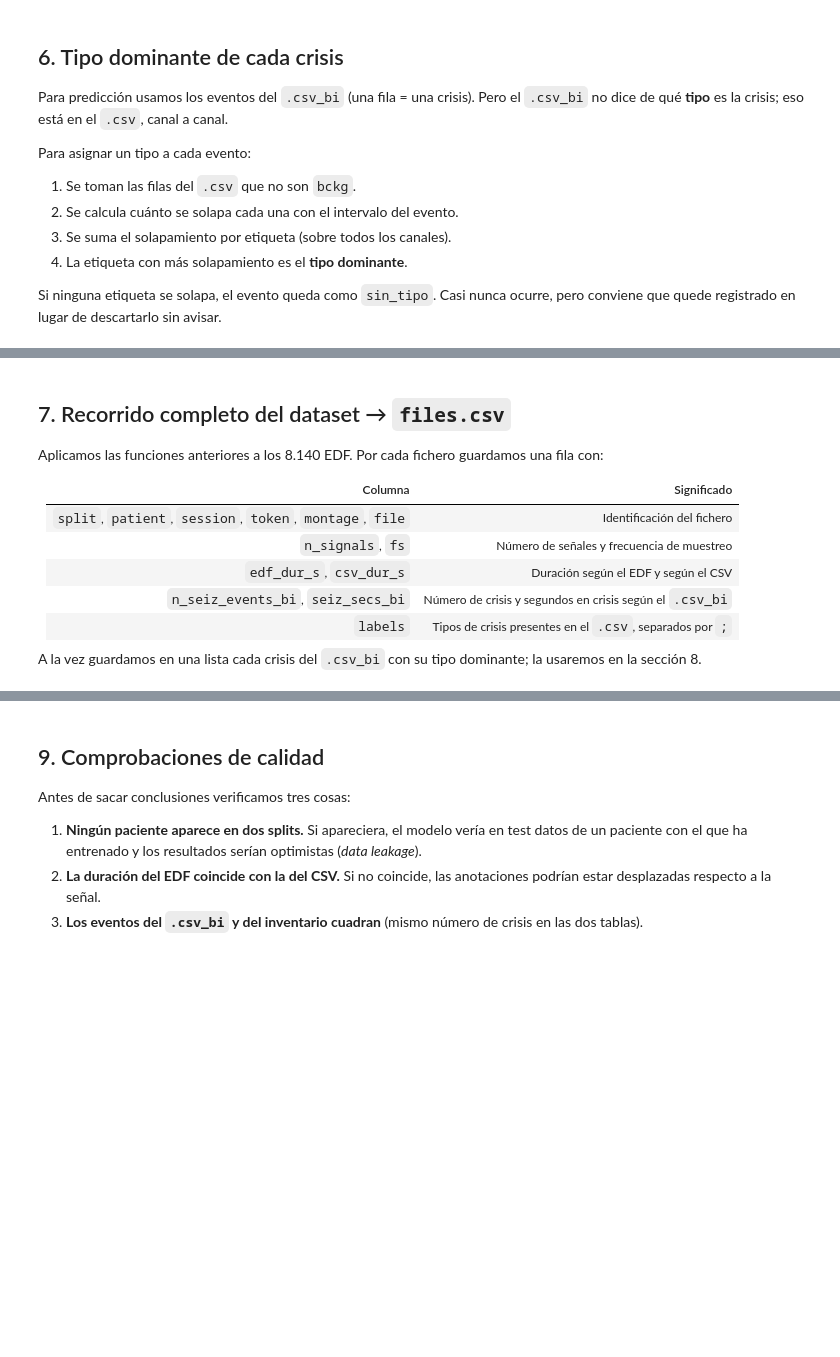
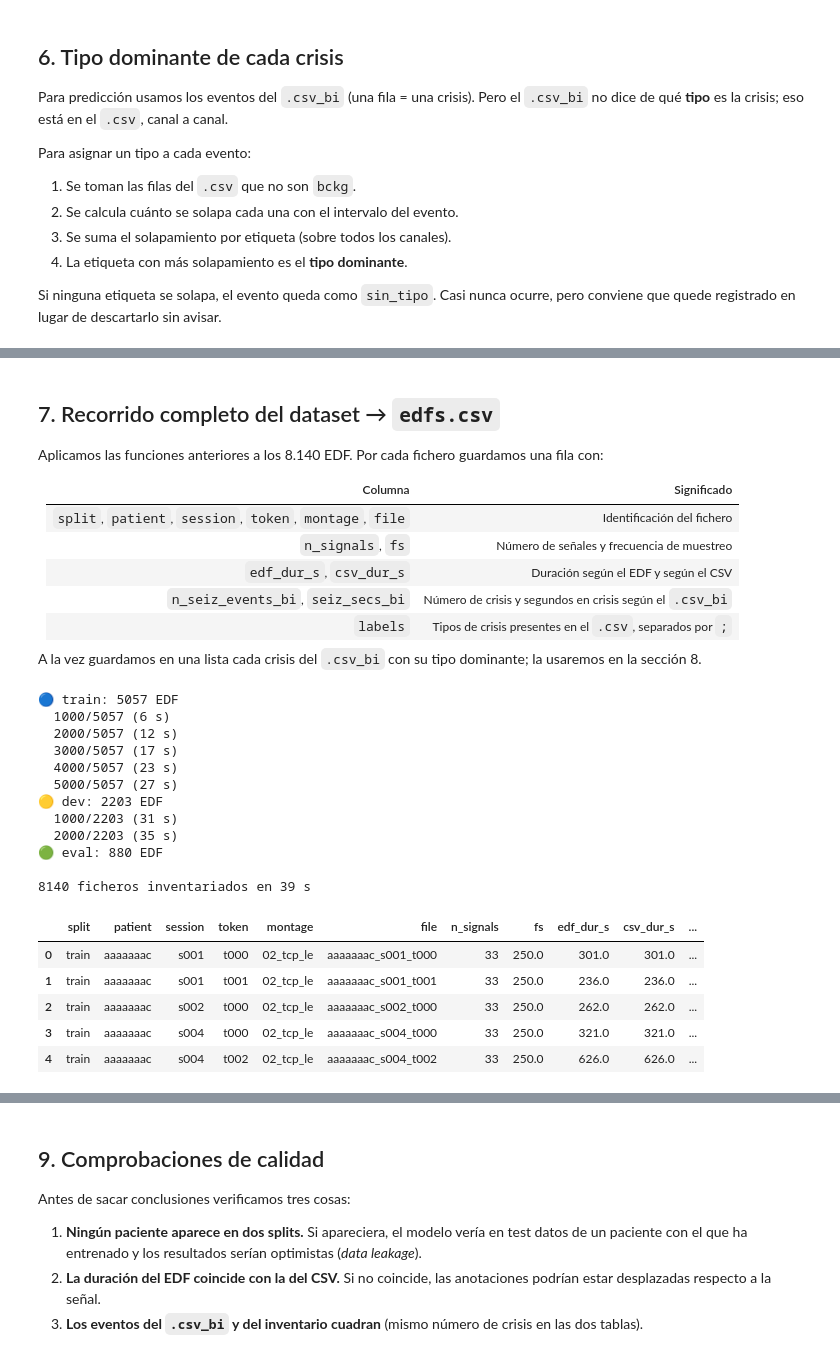
Before and after one commit to danielgomezpascual/TFM-IA, a Jupyter notebook: 03.Codigo/ALMA/01_inventario_tusz.ipynb, the cells around one changed output, grey strips where cells are left out. Saved outputs shown, nothing was run; the diff lists cells and outputs as text; code cells hidden in the pictures; blank space fills up the shorter version.

```diff
--- a/03.Codigo/ALMA/01_inventario_tusz.ipynb
+++ b/03.Codigo/ALMA/01_inventario_tusz.ipynb
@@ -353,5 +389,5 @@ for _, ev in anot_bi[anot_bi.label == 'seiz'].iterrows():
 # %% [markdown]
-## 7. Recorrido completo del dataset → `files.csv`
+## 7. Recorrido completo del dataset → `edfs.csv`
 
 Aplicamos las funciones anteriores a los 8.140 EDF. Por cada fichero guardamos una fila con:
 
@@ -375,32 +411,51 @@ for split in SPLITS:
     for i, edf in enumerate(edfs, 1):
         paciente, sesion, token = edf.stem.split('_')
         n_senales, fs, dur_edf = leer_cabecera_edf(edf)
         dur_csv, anot_multi = leer_anotaciones(edf.with_suffix('.csv'))
         _, anot_bi = leer_anotaciones(edf.with_suffix('.csv_bi'))
         eventos = anot_bi[anot_bi.label == 'seiz']
         tipos = sorted(set(anot_multi.label) - {'bckg'})
 
         filas_ficheros.append({
             'split': split, 'patient': paciente, 'session': sesion, 'token': token,
             'montage': edf.parent.name, 'file': edf.stem,
             'n_signals': n_senales, 'fs': fs,
             'edf_dur_s': dur_edf, 'csv_dur_s': dur_csv,
             'n_seiz_events_bi': len(eventos),
             'seiz_secs_bi': round((eventos.stop_time - eventos.start_time).sum(), 2),
             'labels': ';'.join(tipos) if tipos else None,
         })
         for _, ev in eventos.iterrows():
             filas_crisis.append({
                 'split': split, 'patient': paciente, 'session': sesion, 'token': token,
                 'file': edf.stem, 'label': tipo_dominante(anot_multi, ev.start_time, ev.stop_time),
                 'start': ev.start_time, 'stop': ev.stop_time, 'file_dur': dur_edf,
             })
 
         if i % 1000 == 0:
             print(f'  {i}/{len(edfs)} ({time.time() - inicio_t:.0f} s)')
 
 df_ficheros = pd.DataFrame(filas_ficheros)
-df_ficheros.to_csv(RUTA_RESULTADOS / 'files.csv', index=False)
+df_ficheros.to_csv(RUTA_RESULTADOS / 'edfs.csv', index=False)
 print(f'\n{len(df_ficheros)} ficheros inventariados en {time.time() - inicio_t:.0f} s')
 df_ficheros.head()
+# %% [output]
+🔵 train: 5057 EDF
+  1000/5057 (6 s)
+  2000/5057 (12 s)
+  3000/5057 (17 s)
+  4000/5057 (23 s)
+  5000/5057 (27 s)
+🟡 dev: 2203 EDF
+  1000/2203 (31 s)
+  2000/2203 (35 s)
+🟢 eval: 880 EDF
+
+8140 ficheros inventariados en 39 s
+|  | split | patient | session | token | montage | file | n_signals | fs | edf_dur_s | csv_dur_s | ... |
+| 0 | train | aaaaaaac | s001 | t000 | 02_tcp_le | aaaaaaac_s001_t000 | 33 | 250.0 | 301.0 | 301.0 | ... |
+| 1 | train | aaaaaaac | s001 | t001 | 02_tcp_le | aaaaaaac_s001_t001 | 33 | 250.0 | 236.0 | 236.0 | ... |
+| 2 | train | aaaaaaac | s002 | t000 | 02_tcp_le | aaaaaaac_s002_t000 | 33 | 250.0 | 262.0 | 262.0 | ... |
+| 3 | train | aaaaaaac | s004 | t000 | 02_tcp_le | aaaaaaac_s004_t000 | 33 | 250.0 | 321.0 | 321.0 | ... |
+| 4 | train | aaaaaaac | s004 | t002 | 02_tcp_le | aaaaaaac_s004_t002 | 33 | 250.0 | 626.0 | 626.0 | ... |
 # %% [markdown]
```
Also changed, not shown: parts of 17 cells of this notebook, 19 other files.
